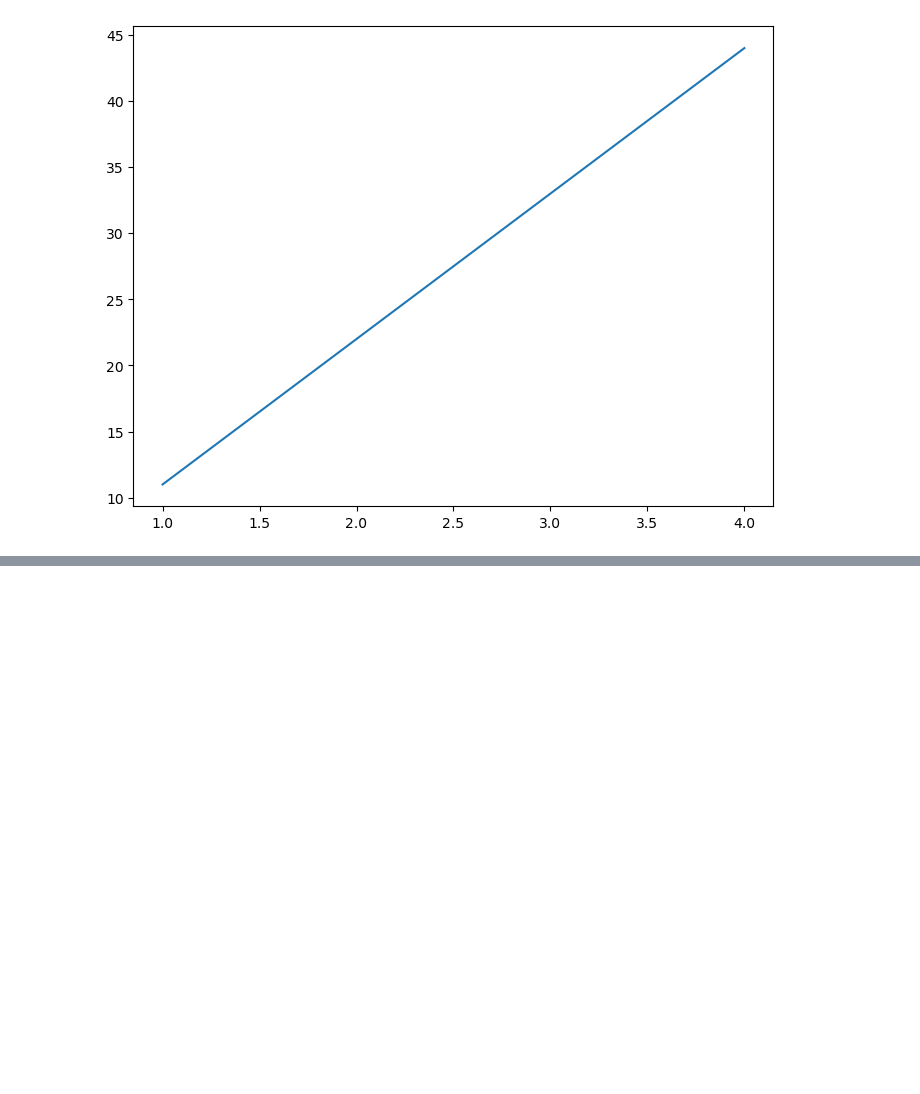
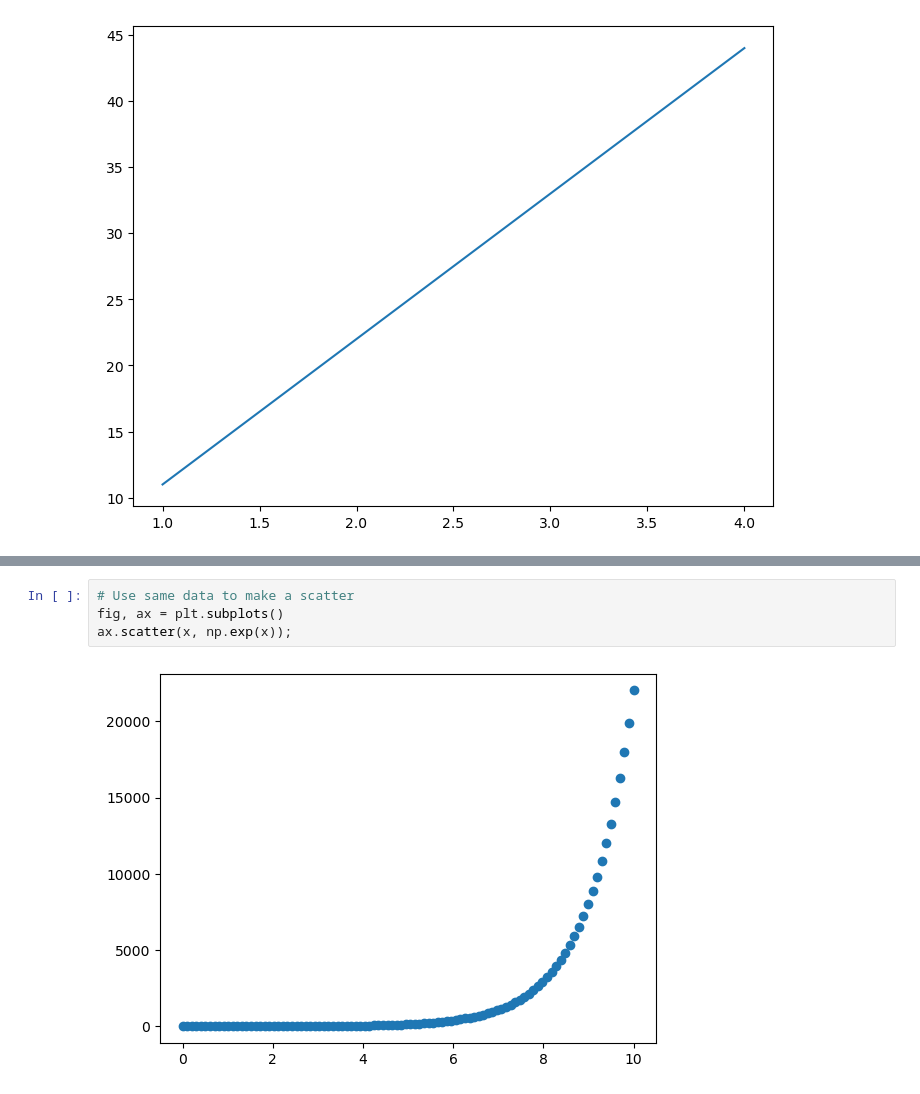
Before and after one commit to HaroldoC/ML_AI_ZTM, a Jupyter notebook: Introduction_to_Matplotlib.ipynb, the cells around one changed output, grey strips where cells are left out. Drawn from its saved outputs; the diff is of its cells as text; blank space fills up the shorter version.

```diff
--- a/Introduction_to_Matplotlib.ipynb
+++ b/Introduction_to_Matplotlib.ipynb
@@ -38,0 +107,6 @@ ax.plot(x, [50, 100, 200, 250]);
+# %%
+# Use same data to make a scatter
+fig, ax = plt.subplots()
+ax.scatter(x, np.exp(x));
+# %% [output]
+[figure, added]
```
Also changed, not shown: parts of 50 cells of this notebook, 2 other files.
